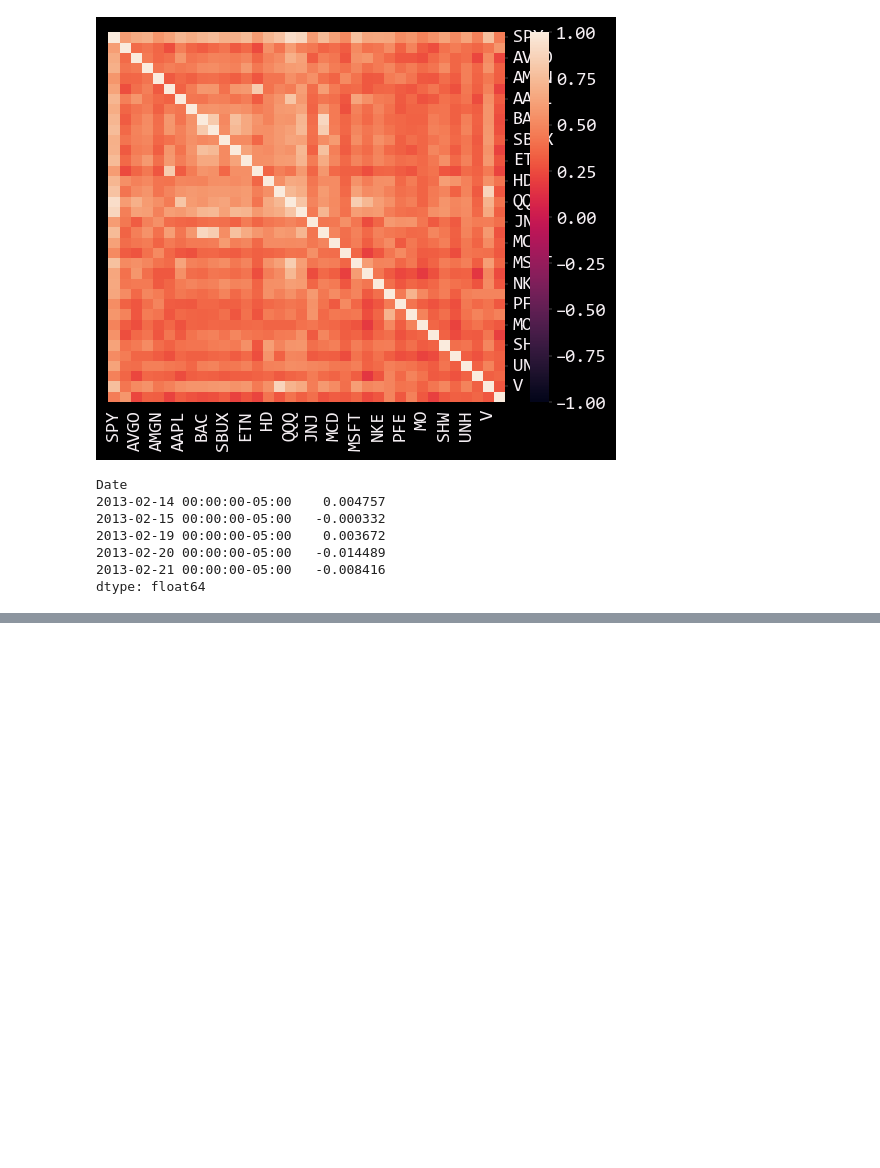
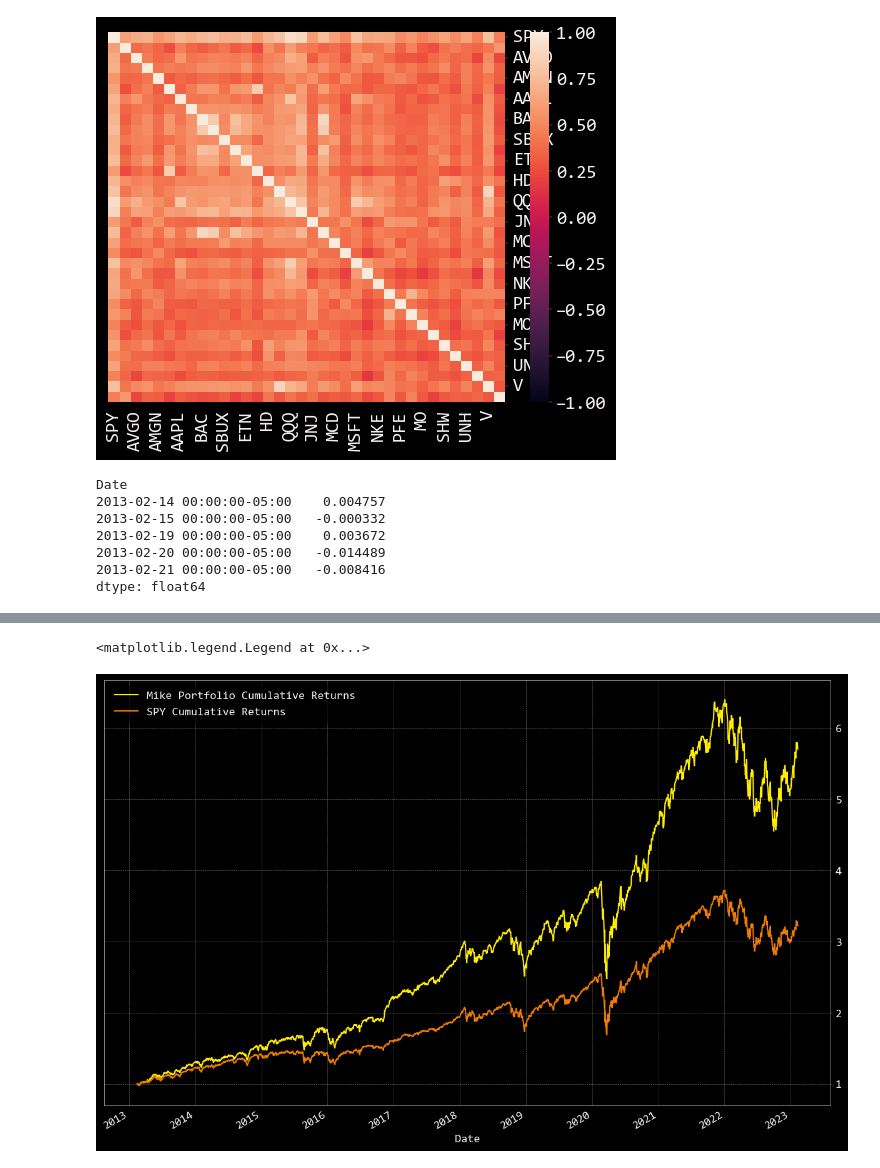
Before and after one commit to omarmoreta/Fintech_Project_1, a Jupyter notebook: Portfolios/Mike_portfolio.ipynb, the cells around one changed output, grey strips where cells are left out. Cells and saved outputs as stored; diff of their text form; code cells hidden in the pictures; blank space fills up the shorter version.

```diff
--- a/Portfolios/Mike_portfolio.ipynb
+++ b/Portfolios/Mike_portfolio.ipynb
@@ -120,0 +126,11 @@ cum_returns = (1 + portfolio_weighted_returns).cumprod()
+# %%
+#Pull out the spy and look at its returns as a comparison
+spy_returns = returns["SPY"]
+spy_cum_returns = (1 + spy_returns).cumprod()
+
+ax = cum_returns.plot(figsize = (15,10))
+spy_cum_returns.plot(ax=ax)
+ax.legend(["Mike Portfolio Cumulative Returns", "SPY Cumulative Returns"])
+# %% [output]
+<matplotlib.legend.Legend at 0x...>
+[figure, added]
```
Also changed, not shown: parts of 16 cells of this notebook.
